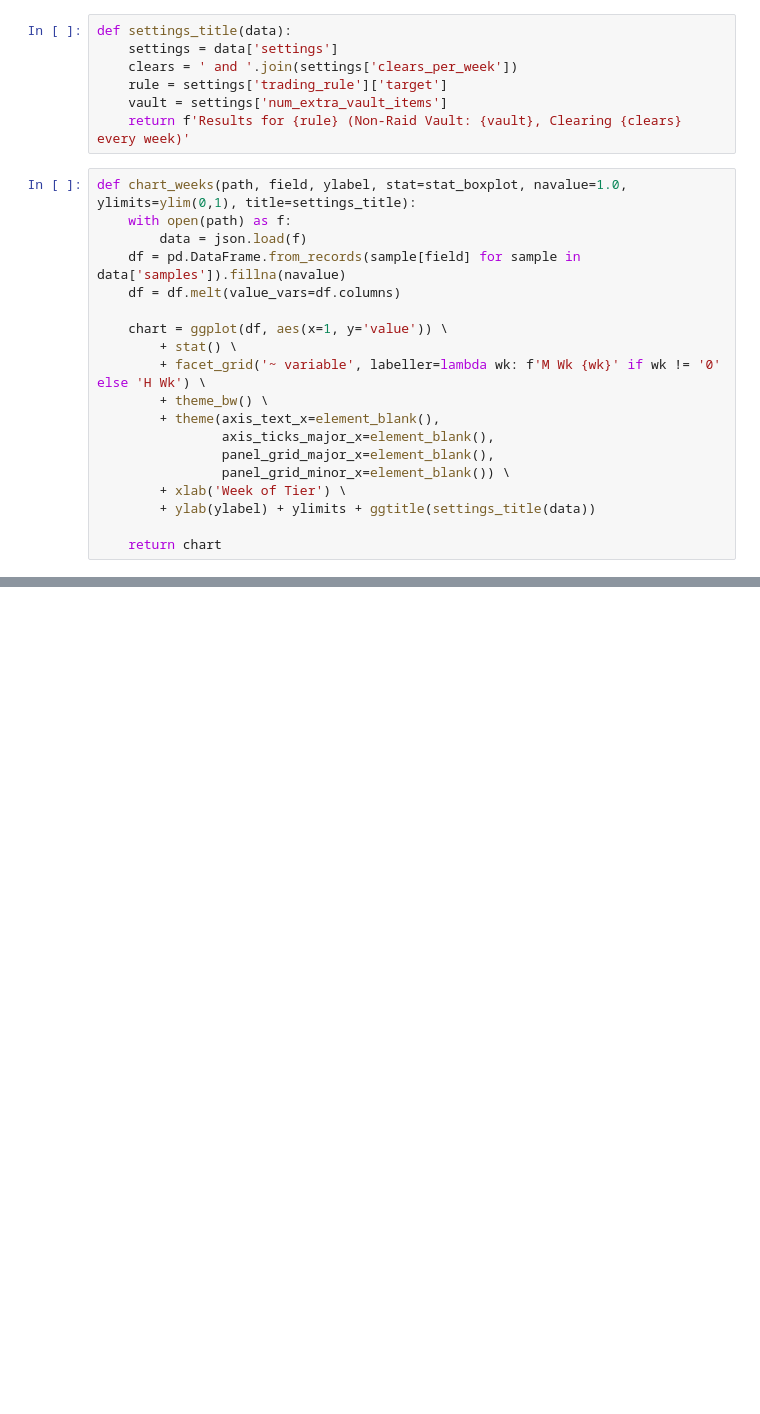
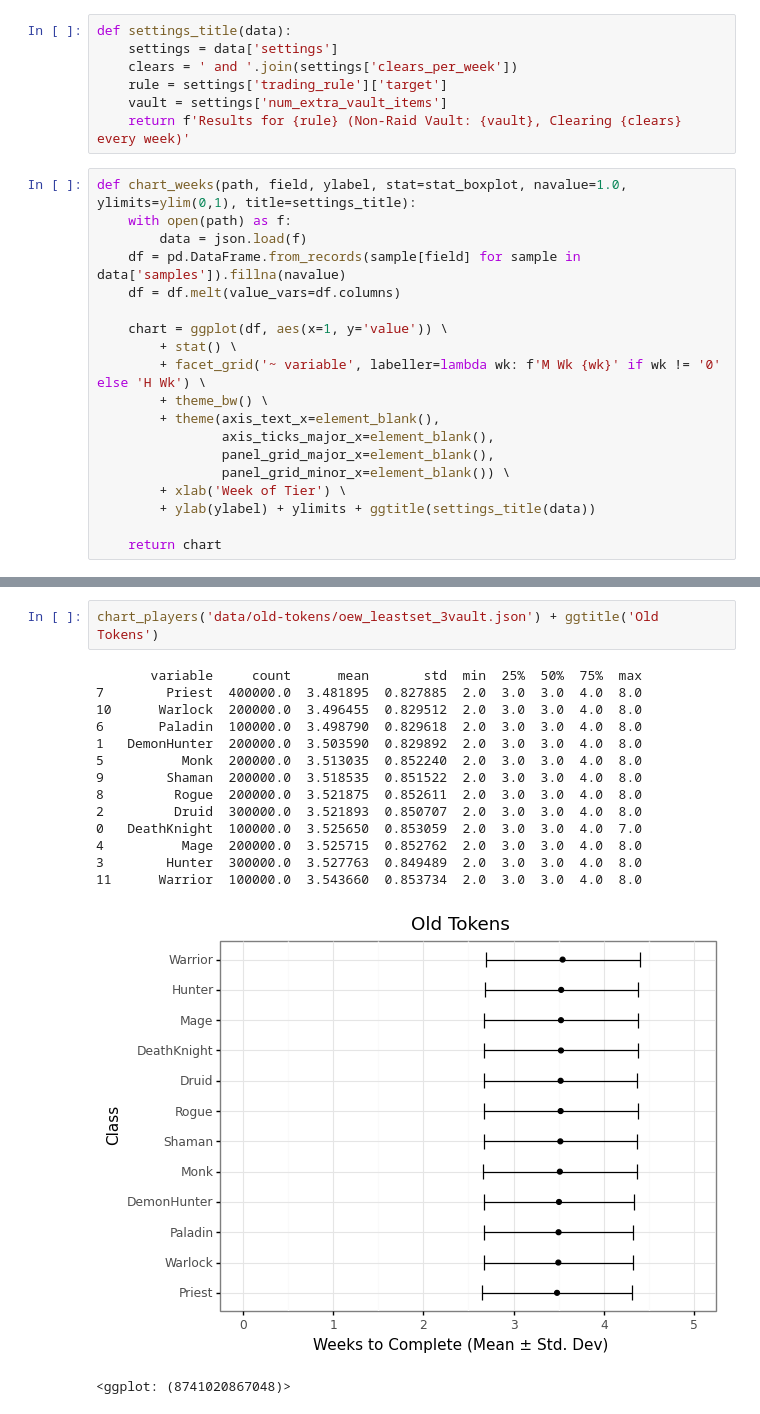
Before and after one commit to emallson/tier-set-acquisition, a Jupyter notebook: analysis/Starter.ipynb, the cells around one changed output, grey strips where cells are left out. Cells and saved outputs as stored; diff of their text form; blank space fills up the shorter version.

```diff
--- a/analysis/Starter.ipynb
+++ b/analysis/Starter.ipynb
@@ -105,0 +146,18 @@ chart_weeks('data/oew_mostset_3vault.json', 'pct_2pc', 'Fraction of 2pcs Complet
+# %%
+chart_players('data/old-tokens/oew_leastset_3vault.json') + ggtitle('Old Tokens')
+# %% [output]
+       variable     count      mean       std  min  25%  50%  75%  max
+7        Priest  400000.0  3.481895  0.827885  2.0  3.0  3.0  4.0  8.0
+10      Warlock  200000.0  3.496455  0.829512  2.0  3.0  3.0  4.0  8.0
+6       Paladin  100000.0  3.498790  0.829618  2.0  3.0  3.0  4.0  8.0
+1   DemonHunter  200000.0  3.503590  0.829892  2.0  3.0  3.0  4.0  8.0
+5          Monk  200000.0  3.513035  0.852240  2.0  3.0  3.0  4.0  8.0
+9        Shaman  200000.0  3.518535  0.851522  2.0  3.0  3.0  4.0  8.0
+8         Rogue  200000.0  3.521875  0.852611  2.0  3.0  3.0  4.0  8.0
+2         Druid  300000.0  3.521893  0.850707  2.0  3.0  3.0  4.0  8.0
+0   DeathKnight  100000.0  3.525650  0.853059  2.0  3.0  3.0  4.0  7.0
+4          Mage  200000.0  3.525715  0.852762  2.0  3.0  3.0  4.0  8.0
+3        Hunter  300000.0  3.527763  0.849489  2.0  3.0  3.0  4.0  8.0
+11      Warrior  100000.0  3.543660  0.853734  2.0  3.0  3.0  4.0  8.0
+[figure, added]
+<ggplot: (8741020867048)>
```
Also changed, not shown: parts of 17 cells of this notebook, 2 other files.
